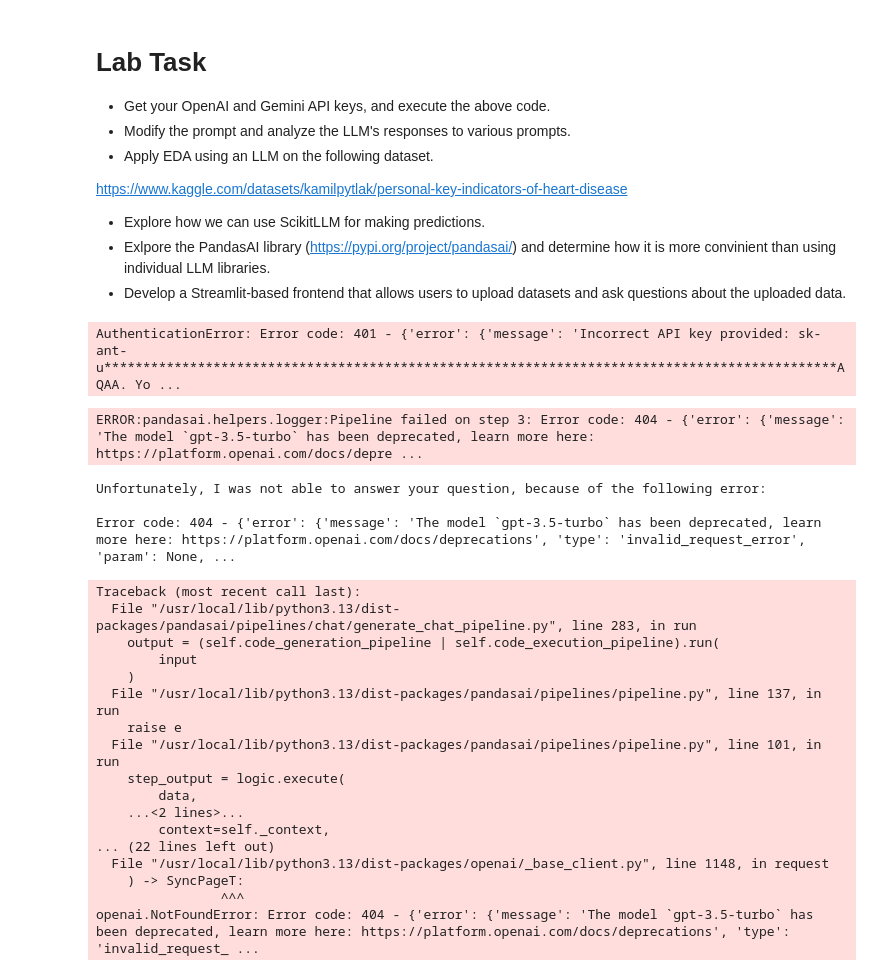
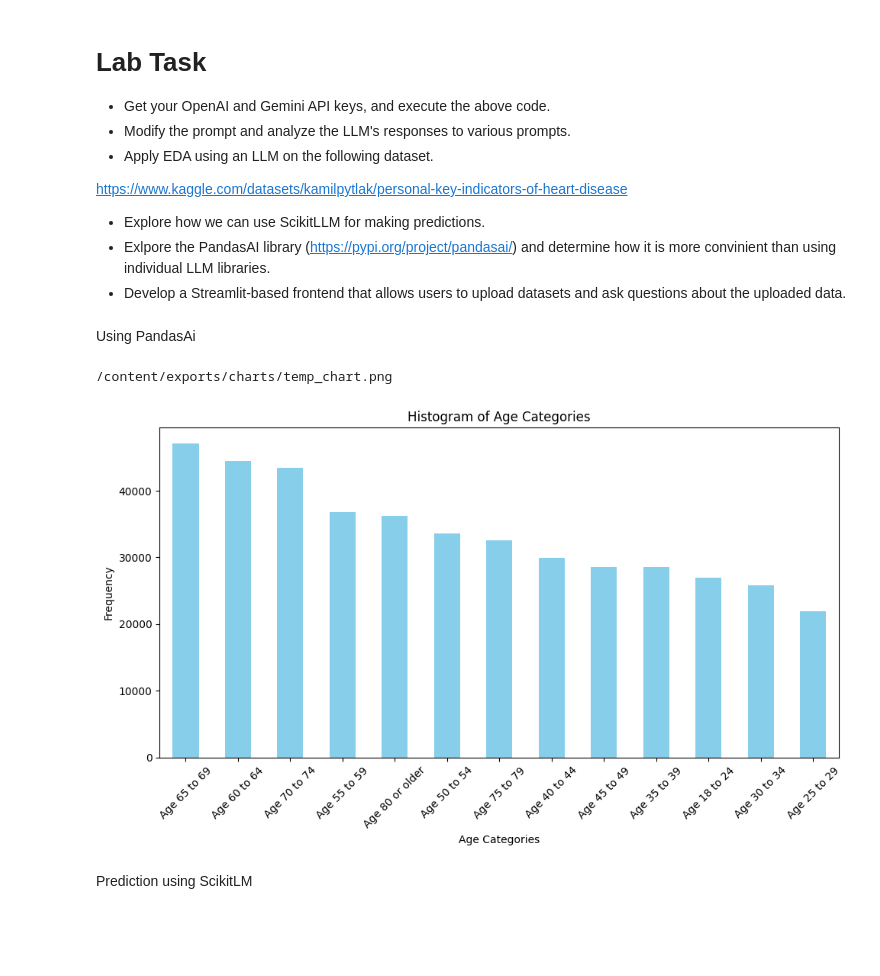
Before and after one commit to ziaahmedf17/AiImageGenerator, a Jupyter notebook: Lab_8_EDA+ML_using_LLM.ipynb, the cells around one changed output. Drawn from its saved outputs; the diff is of its cells as text; code cells hidden in the pictures; blank space fills up the shorter version.

```diff
--- a/Lab_8_EDA+ML_using_LLM.ipynb
+++ b/Lab_8_EDA+ML_using_LLM.ipynb
@@ -135,81 +135,42 @@ https://www.kaggle.com/datasets/kamilpytlak/personal-key-indicators-of-heart-dis
 * Explore how we can use ScikitLLM for making predictions.
 * Exlpore the PandasAI library (https://pypi.org/project/pandasai/) and determine how it is more convinient than using individual LLM libraries.
 * Develop a Streamlit-based frontend that allows users to upload datasets and ask questions about the uploaded data.
-# %%
-import pandas as pd
-from openai import OpenAI
-
-# 1. Setup Data & Client (uses OPENAI_API_KEY from environment/Colab Secrets)
-#df = pd.DataFrame([
-    #('John Doe', 25, 50), ('Jane Smith', 38, 70),
-    #('Alex Johnson', 45, 80), ('Jessica Brown', 60, 40),
-    #('Michael Davis', 22, 90), ('Emily Wilson', 30, 60),
-    #('Daniel Taylor', 35, 75), ('Sophia Moore', 40, 85),
-    #('David Thomas', 50, 65), ('Olivia Jackson', 29, 55)
-#], columns=['name', 'age', 'donation'])
-df = pd.read_csv("/content/drive/MyDrive/COLAB/Lab_7_Machine_Learning_Implementation/heart_2022_with_nans.csv")
-
-api_key = userdata.get('OpenAiKey')
-
-client = OpenAI(api_key=api_key)
-
-# 2. Ask OpenAI for the pandas expression
-#question = "What is the average donation of people older than 40 who donated more than $50?"
-question = "Create histogram for the age feature"
-res = client.responses.create(
-    model="gpt-4.1-mini",
-    instructions="Return ONLY a single-line Python pandas expression using `df` (no markdown, no variable assignment).",
-    input=f"Columns: {list(df.columns)}\nQuestion: {question}"
-)
-
-# 3. Evaluate and print
-code = res.output_text.strip()
-print(f"Code: {code}\nResult: {eval(code)}")
-# %% [output]
-AuthenticationError: Error code: 401 - {'error': {'message': 'Incorrect API key provided: sk-ant-u**********************************************************************************************AQAA. Yo ...
+# %% [markdown]
+Using PandasAi
 # %%
 %%bash
 pip install -q pandasai --only-binary=:all:
 # %%
 import pandas as pd
 from pandasai import SmartDataframe
+from google.colab import userdata
 from pandasai.llm import OpenAI
-from google.colab import userdata
 
 # 1. Load the dataset
-df = pd.read_csv("/content/drive/MyDrive/COLAB/Lab_7_Machine_Learning_Implementation/Titanic.csv")
+df = pd.read_csv("/content/drive/MyDrive/COLAB/Lab_7_Machine_Learning_Implementation/heart_2022_with_nans.csv")
 
 # 2. Get API key from secrets
 openai_api_key = userdata.get('OpenAiKey')
 
-# 3. Initialize the OpenAI LLM inside PandasAI
-llm = OpenAI(api_token=openai_api_key, model_name="gpt-4o-mini")
+# 3. Create a Custom LLM class that inherits correctly
+class UnvalidatedOpenAI(OpenAI):
+    def __init__(self, api_token: str, model: str = "gpt-4o-mini", **kwargs):
+        # Temporarily bypass validation block by defining gpt-4o-mini as valid on the class level
+        super().__init__(api_token=api_token, model="gpt-4", **kwargs)
+        # Force switch the target model back to gpt-4o-mini after valid initialization
+        self.model = model
 
-# 4. Instantiate SmartDataframe and explicitly pass the model parameter in the config dictionary
-smart_df = SmartDataframe(df, config={"llm": llm, "model": "gpt-4o-mini"})
+# Initialize with our workaround OpenAI wrapper
+llm = UnvalidatedOpenAI(api_token=openai_api_key)
+
+# 4. Instantiate SmartDataframe
+smart_df = SmartDataframe(df, config={"llm": llm})
 
 # 5. Ask questions / Perform EDA
 response = smart_df.chat("Create a histogram for the age feature")
 print(response)
 # %% [output]
-ERROR:pandasai.helpers.logger:Pipeline failed on step 3: Error code: 404 - {'error': {'message': 'The model `gpt-3.5-turbo` has been deprecated, learn more here: https://platform.openai.com/docs/depre ...
+/content/exports/charts/temp_chart.png
-Unfortunately, I was not able to answer your question, because of the following error:
-
-Error code: 404 - {'error': {'message': 'The model `gpt-3.5-turbo` has been deprecated, learn more here: https://platform.openai.com/docs/deprecations', 'type': 'invalid_request_error', 'param': None, ...
-Traceback (most recent call last):
-  File "/usr/local/lib/python3.13/dist-packages/pandasai/pipelines/chat/generate_chat_pipeline.py", line 283, in run
-    output = (self.code_generation_pipeline | self.code_execution_pipeline).run(
-        input
-    )
-  File "/usr/local/lib/python3.13/dist-packages/pandasai/pipelines/pipeline.py", line 137, in run
-    raise e
-  File "/usr/local/lib/python3.13/dist-packages/pandasai/pipelines/pipeline.py", line 101, in run
-    step_output = logic.execute(
-        data,
-    ...<2 lines>...
-        context=self._context,
-... (22 lines left out)
-  File "/usr/local/lib/python3.13/dist-packages/openai/_base_client.py", line 1148, in request
-    ) -> SyncPageT:
-                ^^^
-openai.NotFoundError: Error code: 404 - {'error': {'message': 'The model `gpt-3.5-turbo` has been deprecated, learn more here: https://platform.openai.com/docs/deprecations', 'type': 'invalid_request_ ...
+[figure, added]
+# %% [markdown]
+Prediction using ScikitLM
```
Also changed, not shown: parts of 2 cells of this notebook.
